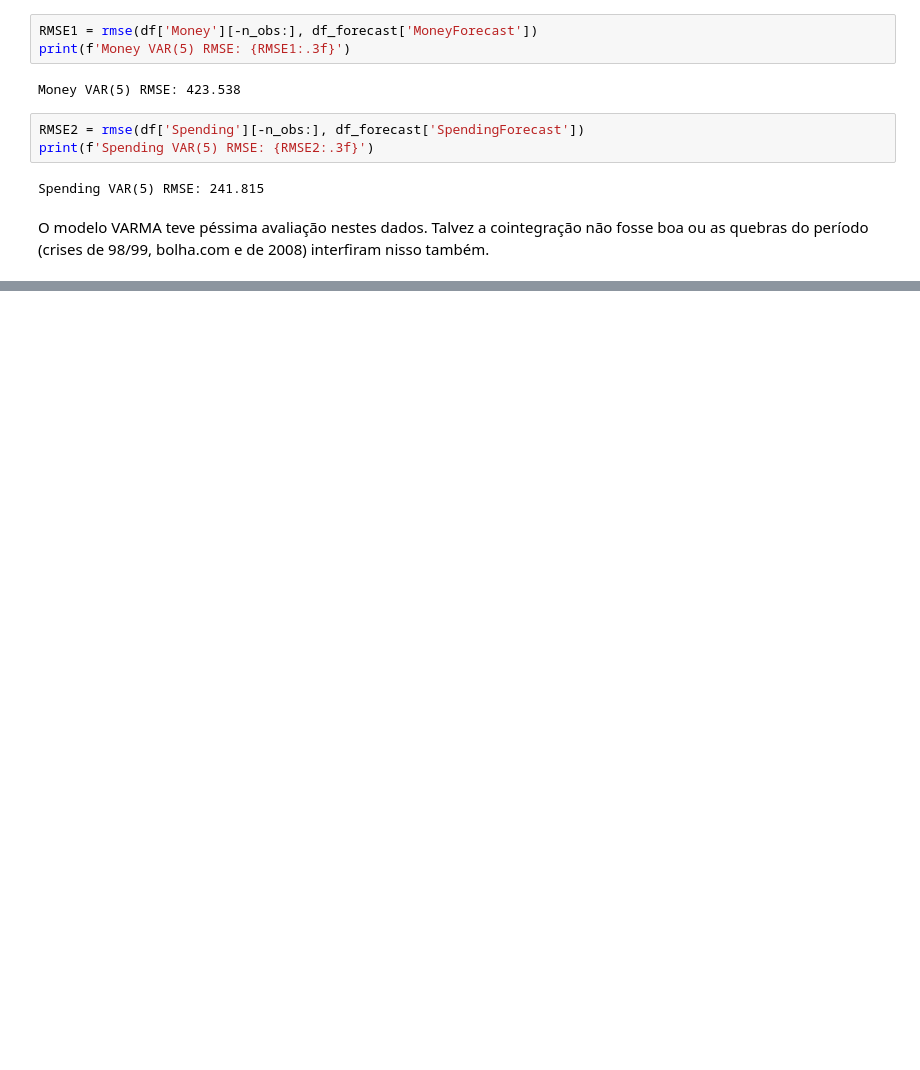
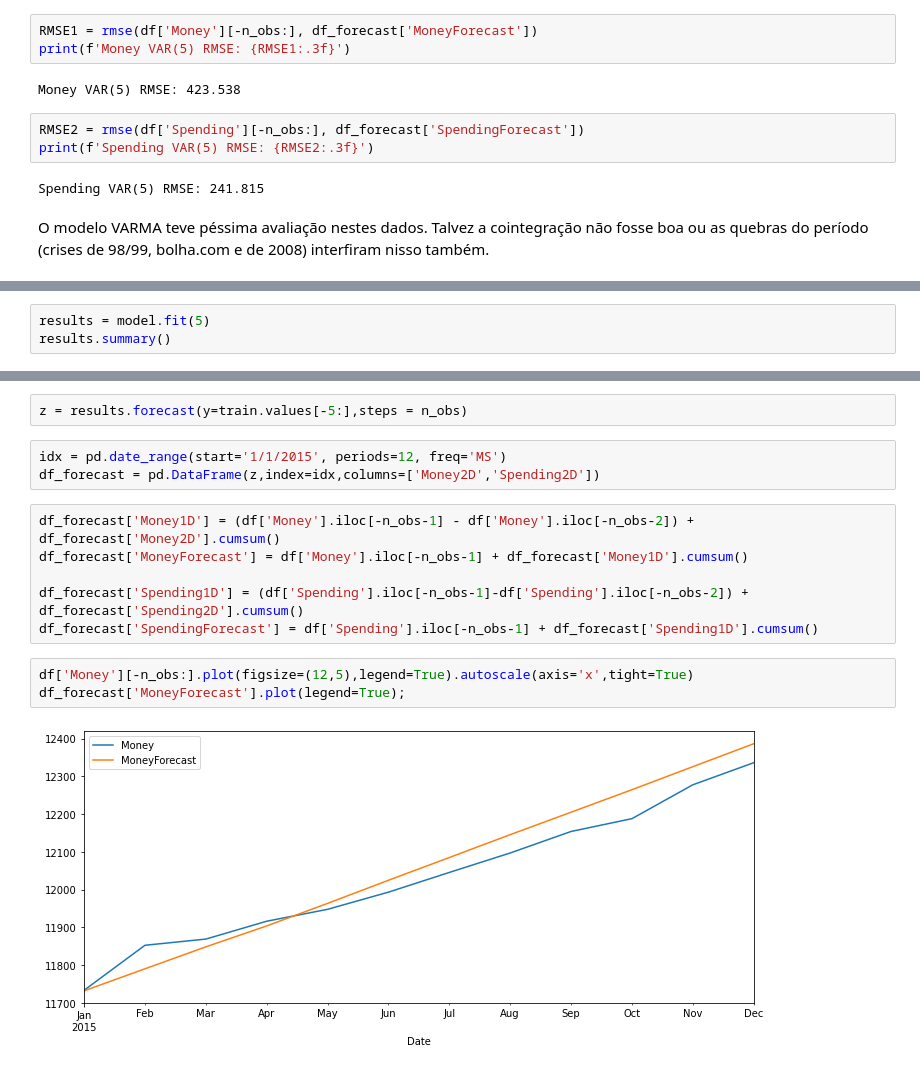
Before and after one commit to ArthurPavezzi/vetor-autoregressivo, a Jupyter notebook: VAR.ipynb, the cells around one changed output, grey strips where cells are left out. Drawn from its saved outputs; the diff is of its cells as text; blank space fills up the shorter version.

```diff
--- a/VAR.ipynb
+++ b/VAR.ipynb
@@ -422,0 +454,3 @@ O modelo VARMA teve péssima avaliação nestes dados. Talvez a cointegração n
+# %%
+results = model.fit(5)
+results.summary()
@@ -422,0 +475,16 @@ O modelo VARMA teve péssima avaliação nestes dados. Talvez a cointegração n
+# %%
+z = results.forecast(y=train.values[-5:],steps = n_obs)
+# %%
+idx = pd.date_range(start='1/1/2015', periods=12, freq='MS')
+df_forecast = pd.DataFrame(z,index=idx,columns=['Money2D','Spending2D'])
+# %%
+df_forecast['Money1D'] = (df['Money'].iloc[-n_obs-1] - df['Money'].iloc[-n_obs-2]) + df_forecast['Money2D'].cumsum()
+df_forecast['MoneyForecast'] = df['Money'].iloc[-n_obs-1] + df_forecast['Money1D'].cumsum()
+
+df_forecast['Spending1D'] = (df['Spending'].iloc[-n_obs-1]-df['Spending'].iloc[-n_obs-2]) + df_forecast['Spending2D'].cumsum()
+df_forecast['SpendingForecast'] = df['Spending'].iloc[-n_obs-1] + df_forecast['Spending1D'].cumsum()
+# %%
+df['Money'][-n_obs:].plot(figsize=(12,5),legend=True).autoscale(axis='x',tight=True)
+df_forecast['MoneyForecast'].plot(legend=True);
+# %% [output]
+[figure, added]
```
Also changed, not shown: parts of 8 cells of this notebook.
